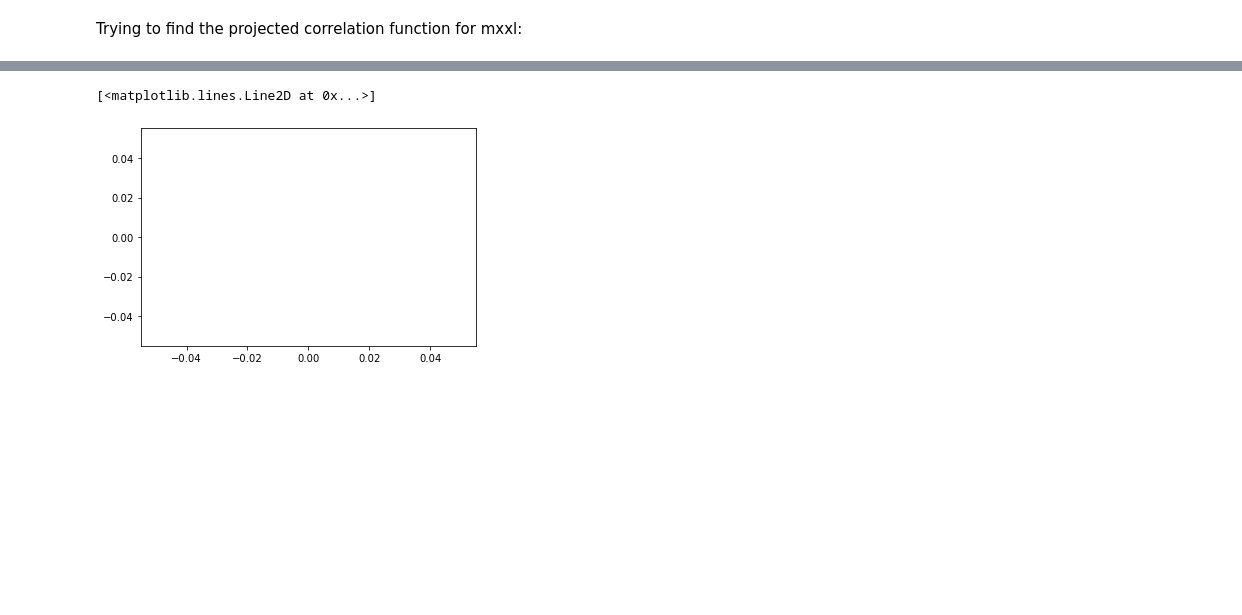
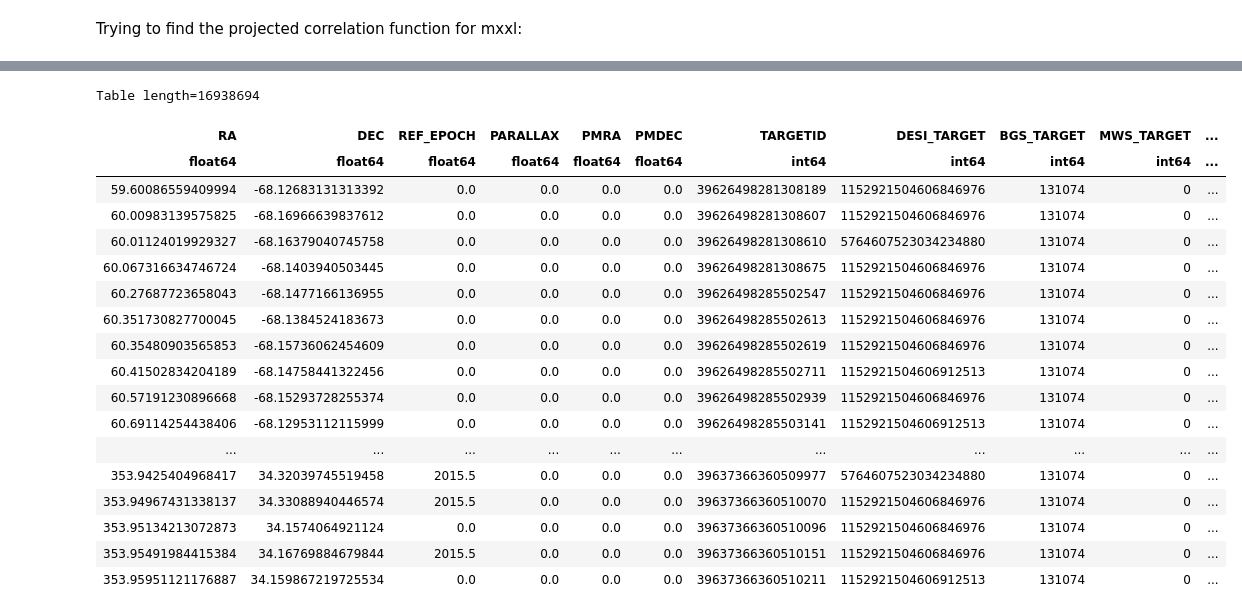
Before and after one commit to michaelJwilson/S4Mock, a Jupyter notebook: corr_func_work.ipynb, the cells around one changed output, grey strips where cells are left out. Saved outputs shown, nothing was run; the diff lists cells and outputs as text; code cells hidden in the pictures; blank space fills up the shorter version.

```diff
--- a/corr_func_work.ipynb
+++ b/corr_func_work.ipynb
@@ -82,2 +97,55 @@ plt.plot(cf)
 # %% [markdown]
 Trying to find the projected correlation function for mxxl:
+# %%
+#have to use ledger instead
+
+#working with main survey randoms here i.e not sv3
+to_grab=glob.glob('/global/cfs/cdirs/desi/survey/ops/surveyops/trunk/mtl/main/bright/mtl-bright-hp-*.ecsv')
+
+# very good practice to apply sorted, otherwise the file ordering will be random 	and non-repeatable.
+to_grab = sorted(to_grab)
+
+hp_stack = []
+
+#do timer as takes a while
+start = time.time()
+
+#total number of pixels, not quite sure where this has come from as npix is less than this above
+npix_todo = 200000
+
+mmask = 'BGS_TARGET'
+ttype = 'BGS_BRIGHT'
+
+#loop through pixels
+for i, x in enumerate(to_grab):
+    x = pd.read_csv(x, comment='#', delimiter='\s+')# usecols=['RA', 'DEC', 'TARGETID', 'BGS_TARGET', 'MWS_TARGET'])
+
+    #mask for bgs objects
+    is_bgs = (x[mmask] & bgs_mask[ttype]) != 0
+    idx = np.arange(len(x))[is_bgs]
+    x = x.iloc[idx]
+    hp_stack.append(x)
+
+    #more timing stuff
+    if (i % 100) == 0:
+        runtime = (time.time() - start)
+
+        print('Runtime of {:.6f} seconds after {:d} pixels'.format(runtime, i))
+
+    if i > npix_todo:
+        break
+
+# Create a big table from the list of tables.
+data_stack = pd.concat(hp_stack, ignore_index=True)
+
+#unique targets only and put it in right table format
+mask,idx = np.unique(data_stack['TARGETID'],return_index=True)
+data_stack = data_stack.iloc[idx]
+data_stack = Table.from_pandas(data_stack)
+
+#more timing stuff
+runtime = (time.time() - start)
+print('\n\nTotal runtime of {:.6f} seconds after {:d} pixels'.format(runtime, npix_todo))
+
+data_stack
+# %% [output]
@@ -84 +169,20 @@ Trying to find the projected correlation function for mxxl:
+Table length=16938694
+| RA | DEC | REF_EPOCH | PARALLAX | PMRA | PMDEC | TARGETID | DESI_TARGET | BGS_TARGET | MWS_TARGET | ... |
+| float64 | float64 | float64 | float64 | float64 | float64 | int64 | int64 | int64 | int64 | ... |
+| 59.60086559409994 | -68.12683131313392 | 0.0 | 0.0 | 0.0 | 0.0 | 39626498281308189 | 1152921504606846976 | 131074 | 0 | ... |
+| 60.00983139575825 | -68.16966639837612 | 0.0 | 0.0 | 0.0 | 0.0 | 39626498281308607 | 1152921504606846976 | 131074 | 0 | ... |
+| 60.01124019929327 | -68.16379040745758 | 0.0 | 0.0 | 0.0 | 0.0 | 39626498281308610 | 5764607523034234880 | 131074 | 0 | ... |
+| 60.067316634746724 | -68.1403940503445 | 0.0 | 0.0 | 0.0 | 0.0 | 39626498281308675 | 1152921504606846976 | 131074 | 0 | ... |
+| 60.27687723658043 | -68.1477166136955 | 0.0 | 0.0 | 0.0 | 0.0 | 39626498285502547 | 1152921504606846976 | 131074 | 0 | ... |
+| 60.351730827700045 | -68.1384524183673 | 0.0 | 0.0 | 0.0 | 0.0 | 39626498285502613 | 1152921504606846976 | 131074 | 0 | ... |
+| 60.35480903565853 | -68.15736062454609 | 0.0 | 0.0 | 0.0 | 0.0 | 39626498285502619 | 1152921504606846976 | 131074 | 0 | ... |
+| 60.41502834204189 | -68.14758441322456 | 0.0 | 0.0 | 0.0 | 0.0 | 39626498285502711 | 1152921504606912513 | 131074 | 0 | ... |
+| 60.57191230896668 | -68.15293728255374 | 0.0 | 0.0 | 0.0 | 0.0 | 39626498285502939 | 1152921504606846976 | 131074 | 0 | ... |
+| 60.69114254438406 | -68.12953112115999 | 0.0 | 0.0 | 0.0 | 0.0 | 39626498285503141 | 1152921504606912513 | 131074 | 0 | ... |
+| ... | ... | ... | ... | ... | ... | ... | ... | ... | ... | ... |
+| 353.9425404968417 | 34.32039745519458 | 2015.5 | 0.0 | 0.0 | 0.0 | 39637366360509977 | 5764607523034234880 | 131074 | 0 | ... |
+| 353.94967431338137 | 34.33088940446574 | 2015.5 | 0.0 | 0.0 | 0.0 | 39637366360510070 | 1152921504606846976 | 131074 | 0 | ... |
+| 353.95134213072873 | 34.1574064921124 | 0.0 | 0.0 | 0.0 | 0.0 | 39637366360510096 | 1152921504606846976 | 131074 | 0 | ... |
+| 353.95491984415384 | 34.16769884679844 | 2015.5 | 0.0 | 0.0 | 0.0 | 39637366360510151 | 1152921504606846976 | 131074 | 0 | ... |
+| 353.95951121176887 | 34.159867219725534 | 0.0 | 0.0 | 0.0 | 0.0 | 39637366360510211 | 1152921504606912513 | 131074 | 0 | ... |
 # %%
@@ -140,5 +238,0 @@ wp = convert_rp_pi_counts_to_wp(N, N, rand_N, rand_N,DD_counts, DR_counts,DR_cou
-# %%
-plt.plot(wp)
-# %% [output]
-[<matplotlib.lines.Line2D at 0x...>]
-[figure, removed]
```
Also changed, not shown: parts of 9 cells of this notebook.
